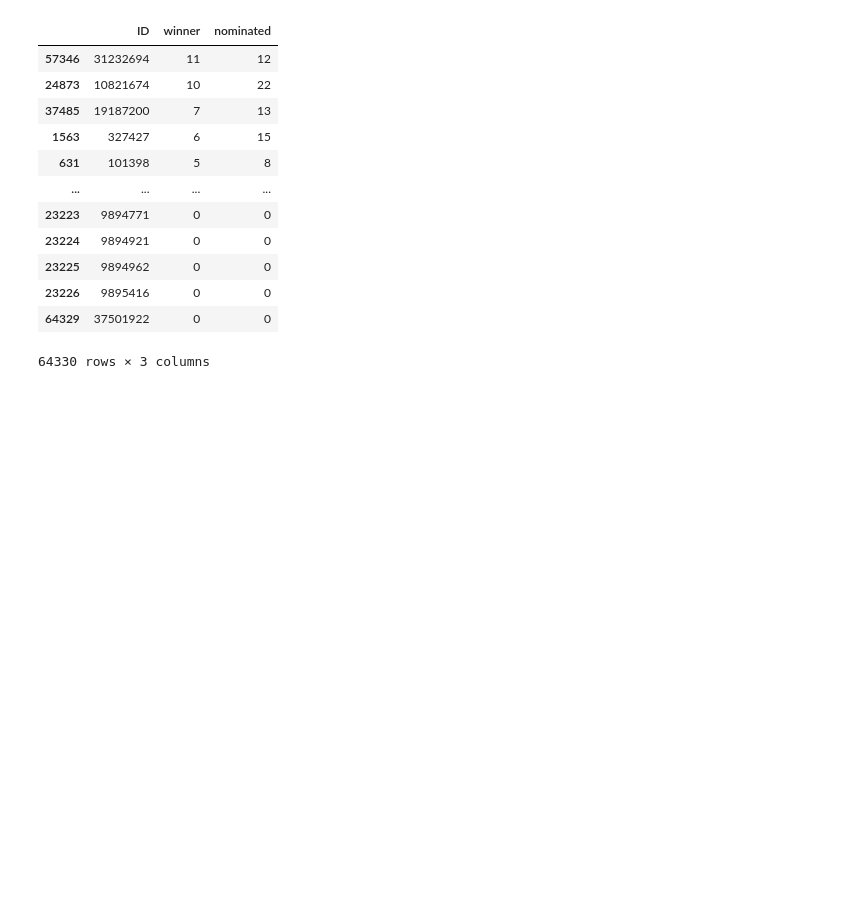
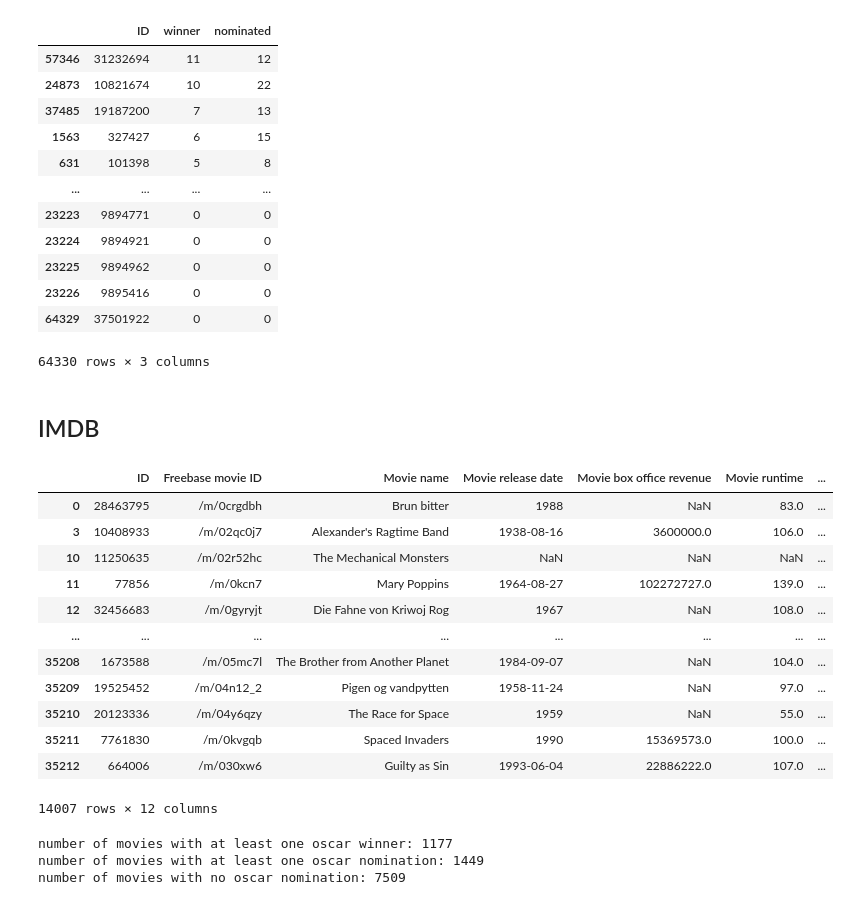
Before and after one commit to epfl-ada/ada-2022-project-cnxtn, a Jupyter notebook: oscar_analysis.ipynb, the cells around one changed output. Saved outputs shown, nothing was run; the diff lists cells and outputs as text; code cells hidden in the pictures; blank space fills up the shorter version.

Commit message:
added comparaison: oscar winners vs no nomination

```diff
--- a/oscar_analysis.ipynb
+++ b/oscar_analysis.ipynb
@@ -122,0 +124,31 @@ movies_wo_oscar = movies[movies['nominated'] == 0 ]
+# %% [markdown]
+## IMDB
+# %%
+imdb_title_akas_fname = 'additional_data/imdb_data/title_akas.tsv'
+imdb_title_ratings_fname = 'additional_data/imdb_data/title_ratings.tsv'
+imdb_title_ratings = pd.read_csv(imdb_title_ratings_fname,sep = "\t")
+imdb_title_akas = pd.read_csv(imdb_title_akas_fname,sep = "\t")
+imdb_title_akas =imdb_title_akas[imdb_title_akas['isOriginalTitle']==1]
+imdb_title_akas = imdb_title_akas[['titleId','title']]
+ratings= pd.merge(imdb_title_akas,imdb_title_ratings,left_on = 'titleId',right_on= 'tconst',how = 'inner')
+ratings = ratings[['title','averageRating','numVotes']]
+# %%
+# Final merge for movie metadata
+movie_metadata_with_rating = pd.merge(movie_metadata,ratings,left_on='Movie name',right_on='title',how ='inner')
+movie_metadata_with_rating = movie_metadata_with_rating.drop(columns=['title'])
+movie_metadata_with_rating = movie_metadata_with_rating.drop_duplicates(subset=['Movie name'],keep = False)
+movie_metadata_with_rating
+# %% [output]
+|  | ID | Freebase movie ID | Movie name | Movie release date | Movie box office revenue | Movie runtime | ... |
+| 0 | 28463795 | /m/0crgdbh | Brun bitter | 1988 | NaN | 83.0 | ... |
+| 3 | 10408933 | /m/02qc0j7 | Alexander's Ragtime Band | 1938-08-16 | 3600000.0 | 106.0 | ... |
+| 10 | 11250635 | /m/02r52hc | The Mechanical Monsters | NaN | NaN | NaN | ... |
+| 11 | 77856 | /m/0kcn7 | Mary Poppins | 1964-08-27 | 102272727.0 | 139.0 | ... |
+| 12 | 32456683 | /m/0gyryjt | Die Fahne von Kriwoj Rog | 1967 | NaN | 108.0 | ... |
+| ... | ... | ... | ... | ... | ... | ... | ... |
+| 35208 | 1673588 | /m/05mc7l | The Brother from Another Planet | 1984-09-07 | NaN | 104.0 | ... |
+| 35209 | 19525452 | /m/04n12_2 | Pigen og vandpytten | 1958-11-24 | NaN | 97.0 | ... |
+| 35210 | 20123336 | /m/04y6qzy | The Race for Space | 1959 | NaN | 55.0 | ... |
+| 35211 | 7761830 | /m/0kvgqb | Spaced Invaders | 1990 | 15369573.0 | 100.0 | ... |
+| 35212 | 664006 | /m/030xw6 | Guilty as Sin | 1993-06-04 | 22886222.0 | 107.0 | ... |
+14007 rows × 12 columns
@@ -122,0 +169,11 @@ movies_wo_oscar = movies[movies['nominated'] == 0 ]
+# %%
+movies_with_oscar_winner = final_movies[final_movies['winner'] > 0]
+movies_with_oscar_nomination = final_movies[(final_movies['nominated'] > 0) & (final_movies['winner'] == 0) ]
+movies_wo_oscar = final_movies[final_movies['nominated'] == 0]
+print('number of movies with at least one oscar winner: '+ str(movies_with_oscar_winner.shape[0]))
+print('number of movies with at least one oscar nomination: '+ str(movies_with_oscar_nomination.shape[0]))
+print('number of movies with no oscar nomination: '+ str(movies_wo_oscar.shape[0]))
+# %% [output]
+number of movies with at least one oscar winner: 1177
+number of movies with at least one oscar nomination: 1449
+number of movies with no oscar nomination: 7509
```
Also changed, not shown: parts of 14 cells of this notebook.
